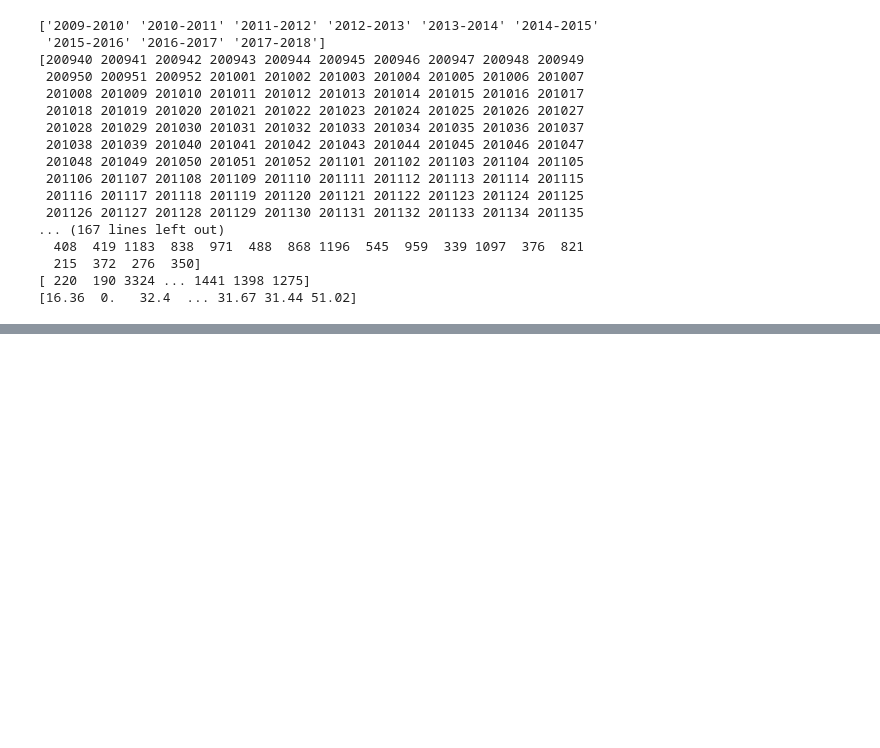
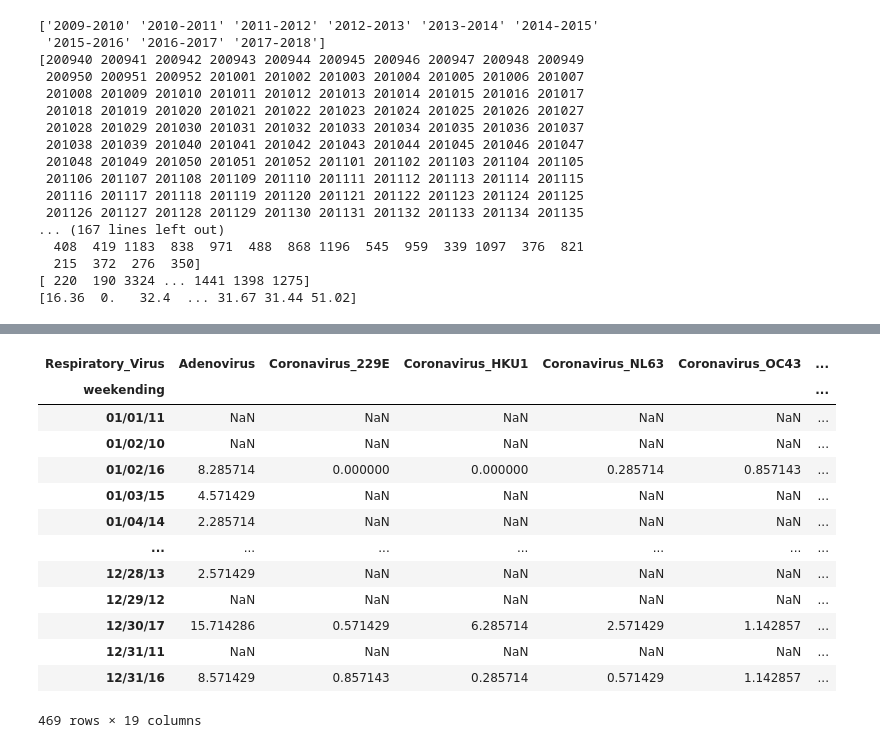
Before and after one commit to danypark91/ts_sarimax, a Jupyter notebook: flu.ipynb, the cells around one changed output, grey strips where cells are left out. Saved outputs shown, nothing was run; the diff lists cells and outputs as text; code cells hidden in the pictures; blank space fills up the shorter version.

```diff
--- a/flu.ipynb
+++ b/flu.ipynb
@@ -70,0 +71,18 @@ for col in flu:
+# %%
+table = pd.pivot_table(flu, values="Number_Positive", index=["weekending"], columns=["Respiratory_Virus"])
+table
+# %% [output]
+| Respiratory_Virus | Adenovirus | Coronavirus_229E | Coronavirus_HKU1 | Coronavirus_NL63 | Coronavirus_OC43 | ... |
+| weekending |  |  |  |  |  | ... |
+| 01/01/11 | NaN | NaN | NaN | NaN | NaN | ... |
+| 01/02/10 | NaN | NaN | NaN | NaN | NaN | ... |
+| 01/02/16 | 8.285714 | 0.000000 | 0.000000 | 0.285714 | 0.857143 | ... |
+| 01/03/15 | 4.571429 | NaN | NaN | NaN | NaN | ... |
+| 01/04/14 | 2.285714 | NaN | NaN | NaN | NaN | ... |
+| ... | ... | ... | ... | ... | ... | ... |
+| 12/28/13 | 2.571429 | NaN | NaN | NaN | NaN | ... |
+| 12/29/12 | NaN | NaN | NaN | NaN | NaN | ... |
+| 12/30/17 | 15.714286 | 0.571429 | 6.285714 | 2.571429 | 1.142857 | ... |
+| 12/31/11 | NaN | NaN | NaN | NaN | NaN | ... |
+| 12/31/16 | 8.571429 | 0.857143 | 0.285714 | 0.571429 | 1.142857 | ... |
+469 rows × 19 columns
```
Also changed, not shown: parts of 8 cells of this notebook.
